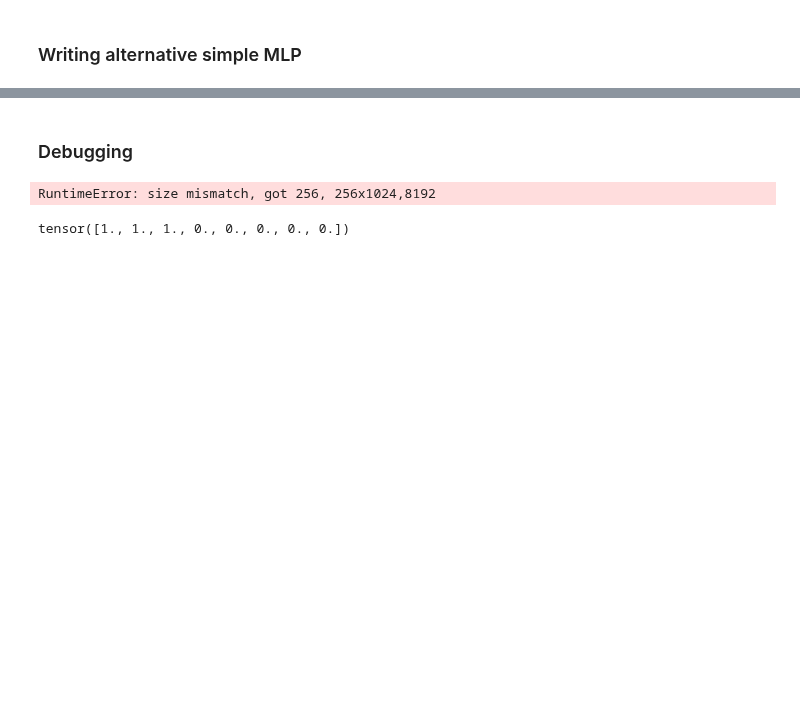
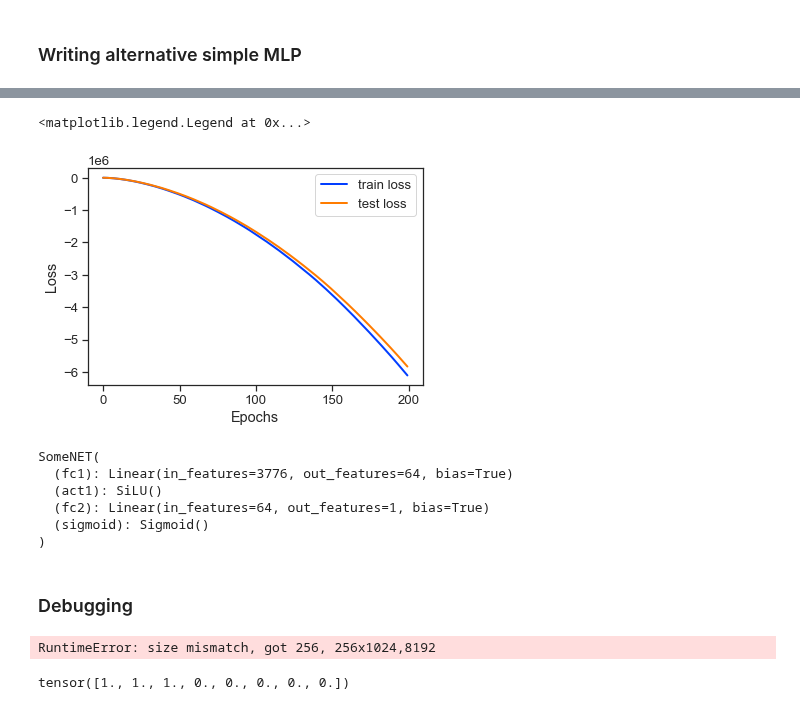
Before and after one commit to NevVerVer/Neuromatch_2022_EcoG_movements, a Jupyter notebook: dataset_exploration/train_baseline_model.ipynb, the cells around one changed output, grey strips where cells are left out. Drawn from its saved outputs; the diff is of its cells as text; code cells hidden in the pictures; blank space fills up the shorter version.

```diff
--- a/dataset_exploration/train_baseline_model.ipynb
+++ b/dataset_exploration/train_baseline_model.ipynb
@@ -713,3 +601,21 @@ class SomeNET(nn.Module):
+# %%
+plt.plot(np.arange(args['n_epochs']), train_loss_list, label='train loss', linewidth=2)
+plt.plot(np.arange(args['n_epochs']), test_loss_list, label='test loss', linewidth=2)
+plt.xlabel('Epochs')
+plt.ylabel("Loss")
+plt.legend()
+# %% [output]
+<matplotlib.legend.Legend at 0x...>
+[figure, added]
+# %%
+print(model)
+# %% [output]
+SomeNET(
+  (fc1): Linear(in_features=3776, out_features=64, bias=True)
+  (act1): SiLU()
+  (fc2): Linear(in_features=64, out_features=1, bias=True)
+  (sigmoid): Sigmoid()
+)
 # %% [markdown]
 ### Debugging
 # %%
```
Also changed, not shown: parts of 18 cells of this notebook.
